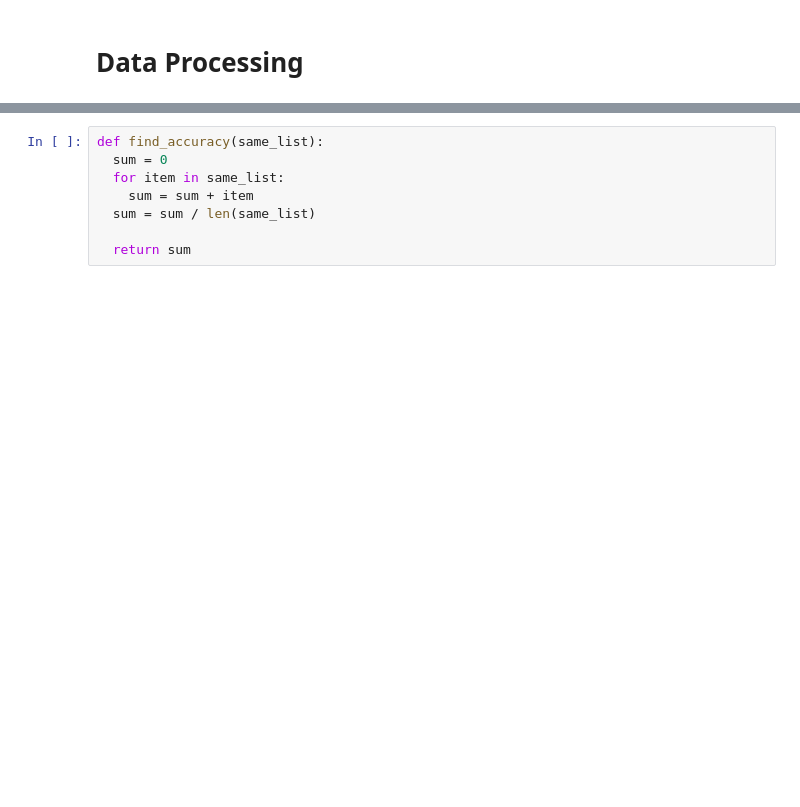
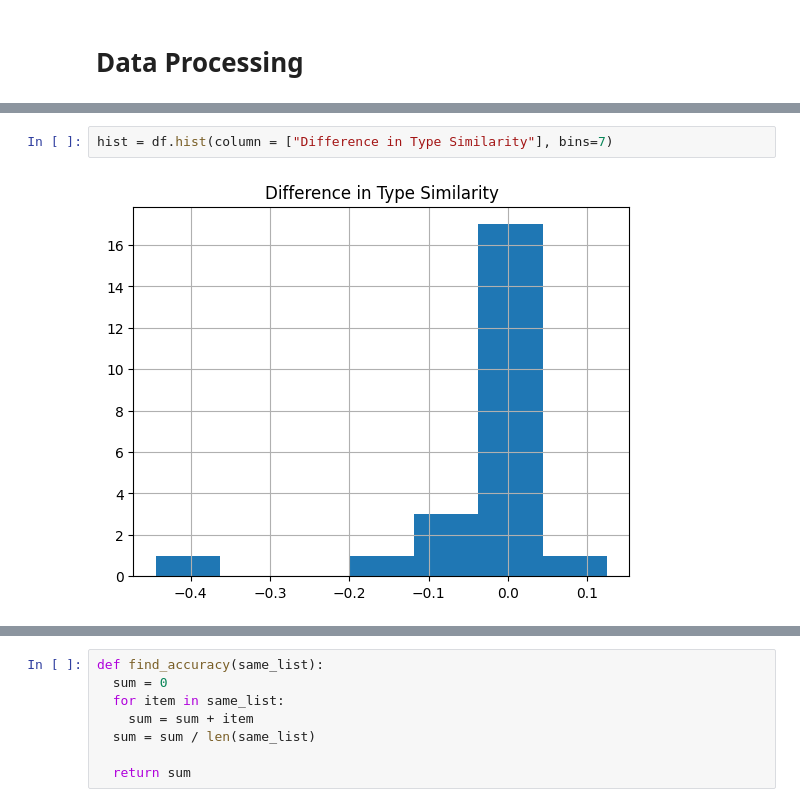
Before and after one commit to sorensenbrook/BoardGame-Recommender, a Jupyter notebook: analysis.ipynb, the cells around one changed output, grey strips where cells are left out. Cells and saved outputs as stored; diff of their text form; blank space fills up the shorter version.

```diff
--- a/analysis.ipynb
+++ b/analysis.ipynb
@@ -411,0 +396,4 @@ b_plot.plot()
+# %%
+hist = df.hist(column = ["Difference in Type Similarity"], bins=7)
+# %% [output]
+[figure, added]
```
Also changed, not shown: parts of 14 cells of this notebook.
